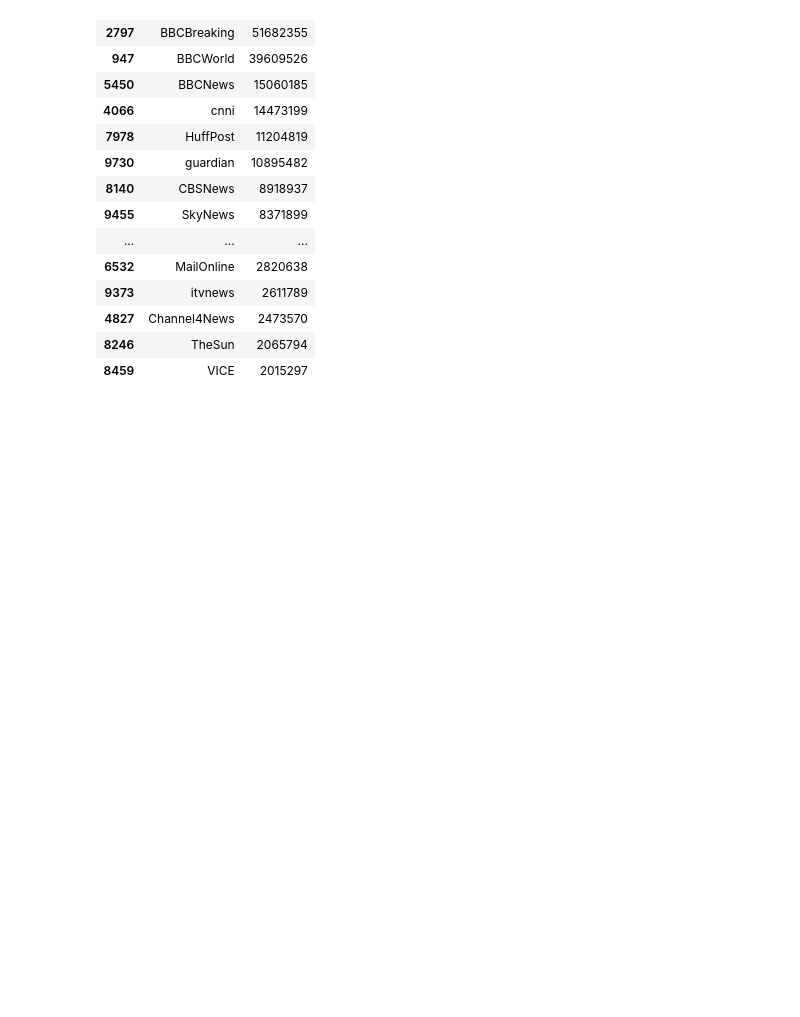
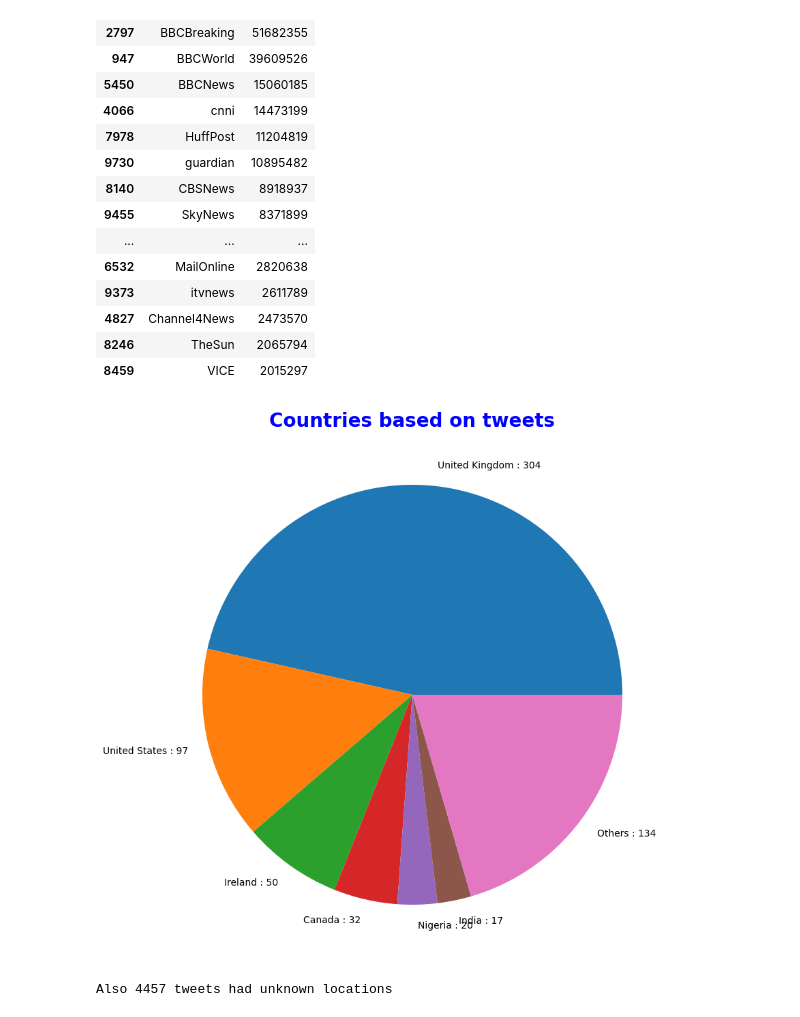
Before and after one commit to hosseinhimself/Missing-Baby, a Jupyter notebook: sentiment-Analysis.ipynb, the cells around one changed output. Drawn from its saved outputs; the diff is of its cells as text; code cells hidden in the pictures; blank space fills up the shorter version.

Commit message:
locations added into project

```diff
--- a/sentiment-Analysis.ipynb
+++ b/sentiment-Analysis.ipynb
@@ -197,0 +227,43 @@ for location in locations:
+# %%
+dict_for_drawing_chart = {}
+
+# set the threshold value
+threshold = 10
+
+for country in sorted_countries.items():
+    if country[1] > threshold:
+        dict_for_drawing_chart[country[0]] = country[1]
+
+
+# sum the values less than the threshold
+total = sum(value for value in sorted_countries.values() if value < threshold)
+
+dict_for_drawing_chart['Others'] = total
+# %%
+# data for the pie chart
+
+labels = np.array([str(country[0]+" : "+ str(country[1])) for country in dict_for_drawing_chart.items()])
+
+sizes = np.array([country[1] for country in dict_for_drawing_chart.items()])
+
+
+# create a figure with a larger size
+plt.figure(figsize=(10, 10))
+
+# create a pie chart
+plt.pie(sizes, labels=labels)
+
+# add a title to the chart
+plt.title('Countries based on tweets', fontweight="bold", color="blue", fontsize=20)
+
+# display the chart
+plt.show()
+
+unknowns = len(locations) - sum(value for value in sorted_countries.values())
+
+
+
+print(f"Also {unknowns} tweets had unknown locations")
+# %% [output]
+[figure, added]
+Also 4457 tweets had unknown locations
```
Also changed, not shown: parts of 4 cells of this notebook.
